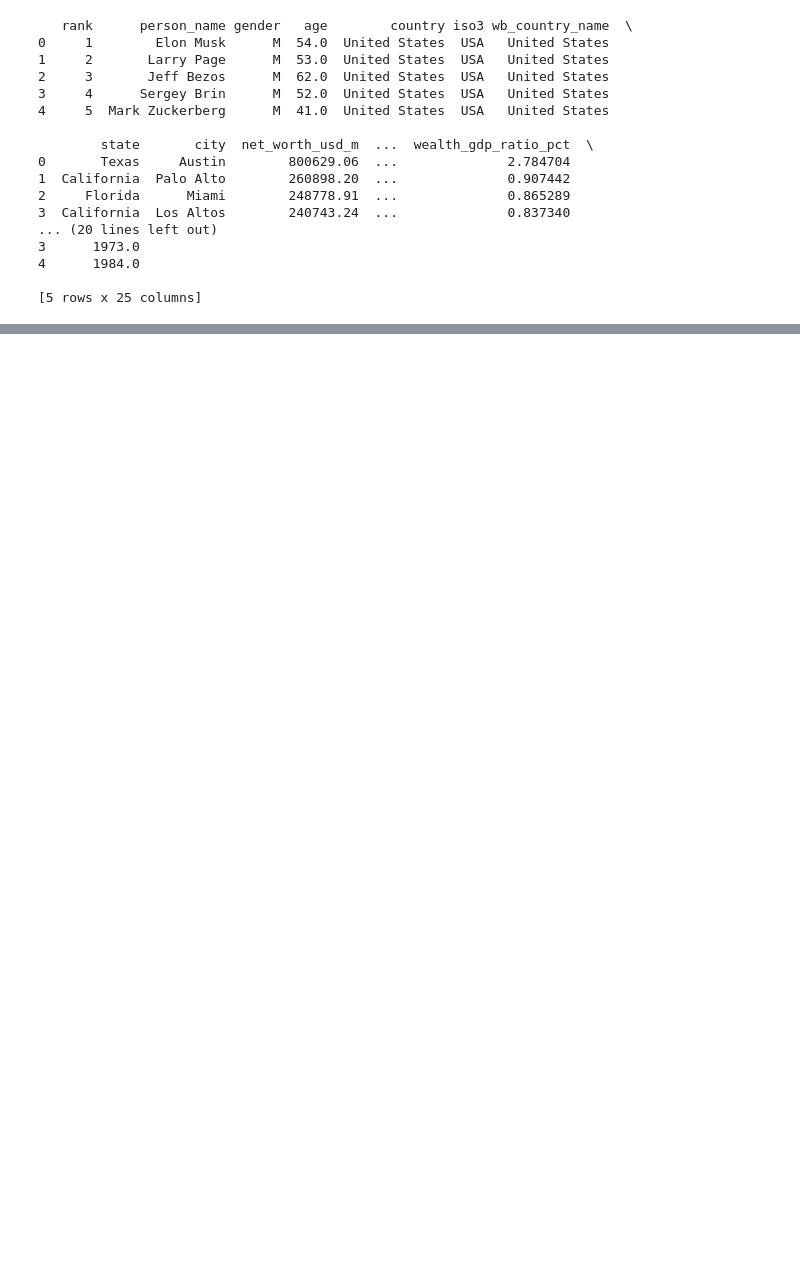
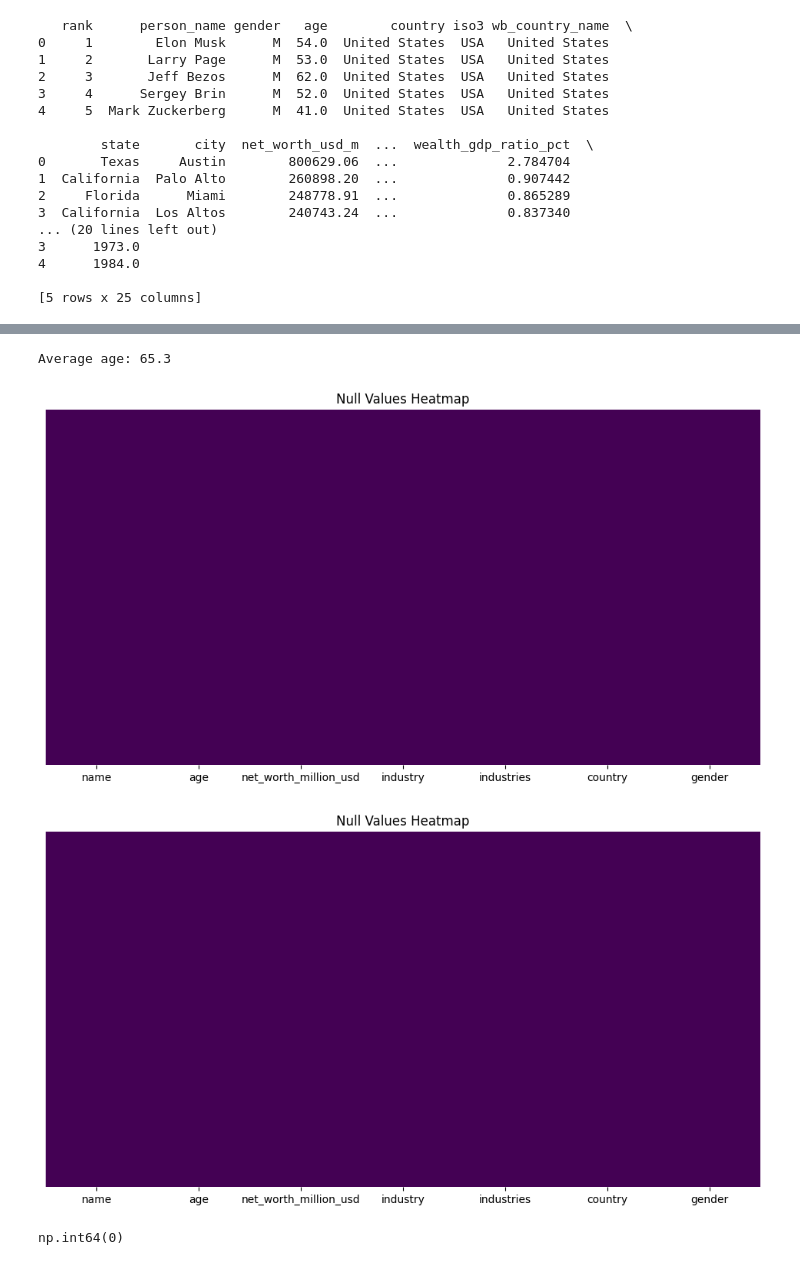
Before and after one commit to y-india/codes, a Jupyter notebook: billion_anaysis/code2.ipynb, the cells around one changed output, grey strips where cells are left out. Cells and saved outputs as stored; diff of their text form; code cells hidden in the pictures; blank space fills up the shorter version.

```diff
--- a/billion_anaysis/code2.ipynb
+++ b/billion_anaysis/code2.ipynb
@@ -23,0 +74,6 @@ print(df.head())
+# %%
+df_needed = pd.read_csv("billionaire_individual_needed_columns.csv")
+
+print(f"number of columns: {len(df_needed.columns)}, name of columns: {df_needed.columns}")
+
+df_needed.head()
@@ -23,0 +90,24 @@ print(df.head())
+# %%
+avg_age = round(df_needed["age"].mean() ,1)
+
+print(f"Average age: {avg_age}")
+
+plt.figure(figsize=(12, 6))
+sns.heatmap(df_needed.isnull(), cbar=False, yticklabels=False, cmap="viridis")
+plt.title("Null Values Heatmap")
+plt.show()
+
+df_needed["age"] = df_needed["age"].fillna(df_needed["age"].mean())
+
+plt.figure(figsize=(12, 6))
+sns.heatmap(df_needed.isnull(), cbar=False, yticklabels=False, cmap="viridis")
+plt.title("Null Values Heatmap")
+plt.show()
+
+
+df_needed["age"].isnull().sum()
+# %% [output]
+Average age: 65.3
+[figure, added]
+[figure, added]
+np.int64(0)
```
Also changed, not shown: parts of 4 cells of this notebook, 2 other files.
